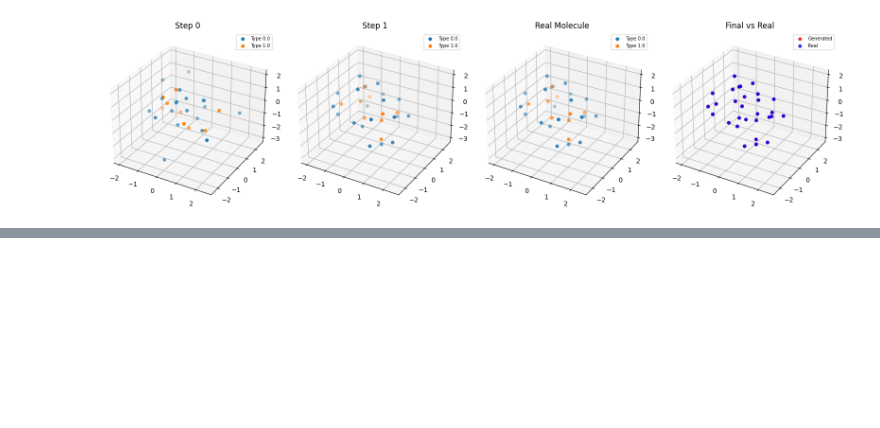
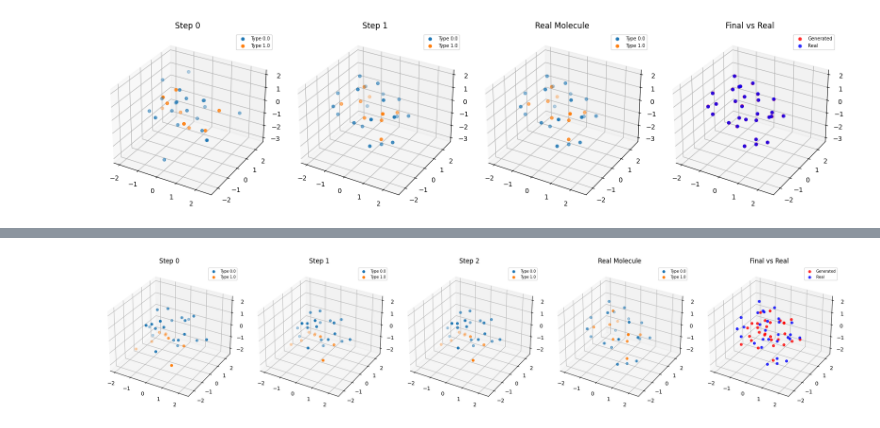
Before and after one commit to edovergna/equi-drifting, a Jupyter notebook: notebooks/gnn_w_spherical_loss.ipynb, the cells around one changed output, grey strips where cells are left out. Saved outputs shown, nothing was run; the diff lists cells and outputs as text; code cells hidden in the pictures; blank space fills up the shorter version.

Commit message:
EGNN + Spherical Loss + Alignment

```diff
--- a/notebooks/gnn_w_spherical_loss.ipynb
+++ b/notebooks/gnn_w_spherical_loss.ipynb
@@ -899,0 +1205,42 @@ visualize_progression_with_real(
+# %%
+gen_pos, gen_types, pos_list = model(
+    pos_noise, type_noise, dense_edge_index, return_change_in_pos=True
+)
+gen_pos = center_positions_per_mol(gen_pos, batch_vec)
+gen_pos = kabsch_align_pyg(
+    gen_pos,
+    real_pos.repeat(N_GEN_MOLS, 1),
+    batch_vec,
+    N_GEN_MOLS,
+)
+
+gen_pos_flattened = gen_pos.view(N_GEN_MOLS, -1)
+sorted_pos, closest_indices = get_sorted_mols(gen_pos_flattened, real_pos_flattened)
+
+SELECTED_IDX = 9
+
+selected_pos_list = []
+for gen_pos_step in pos_list:
+    gen_pos_step = gen_pos_step.view(N_GEN_MOLS, -1)
+    ge_pos_step = gen_pos_step[SELECTED_IDX]
+    gen_pos_step = ge_pos_step.view(-1, 3)
+    gen_pos_step = gen_pos_step - gen_pos_step.mean(dim=0)
+    gen_pos_step = kabsch_align(gen_pos_step, real_pos)
+    selected_pos_list.append(gen_pos_step)
+
+viz_types = gen_types.reshape(N_GEN_MOLS, -1)
+viz_types = viz_types[closest_indices[SELECTED_IDX]]
+
+viz_types = viz_types.view(-1, NUM_ATOM_TYPES).argmax(dim=1).float()
+real_types_argmax = real_types.view(-1, NUM_ATOM_TYPES).argmax(dim=1).float()
+
+# pos_list is e.g. the trajectory saved during your diffusion reverse process
+visualize_progression_with_real(
+    pos_list=selected_pos_list,
+    gen_types=viz_types,
+    real_pos=real_pos,
+    real_types=real_types_argmax,
+    max_steps=len(selected_pos_list)
+)
+# %% [output]
+[figure, added]
```
Also changed, not shown: parts of 5 cells of this notebook.
